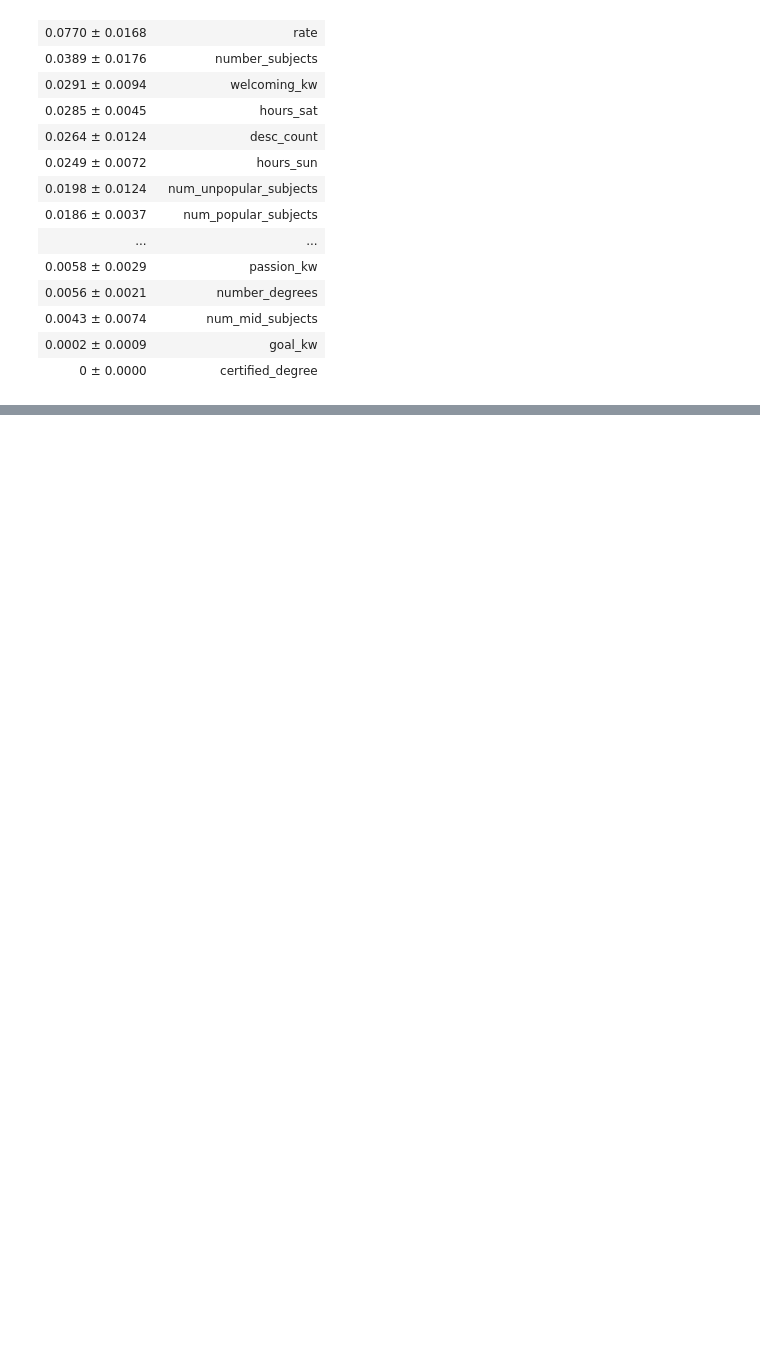
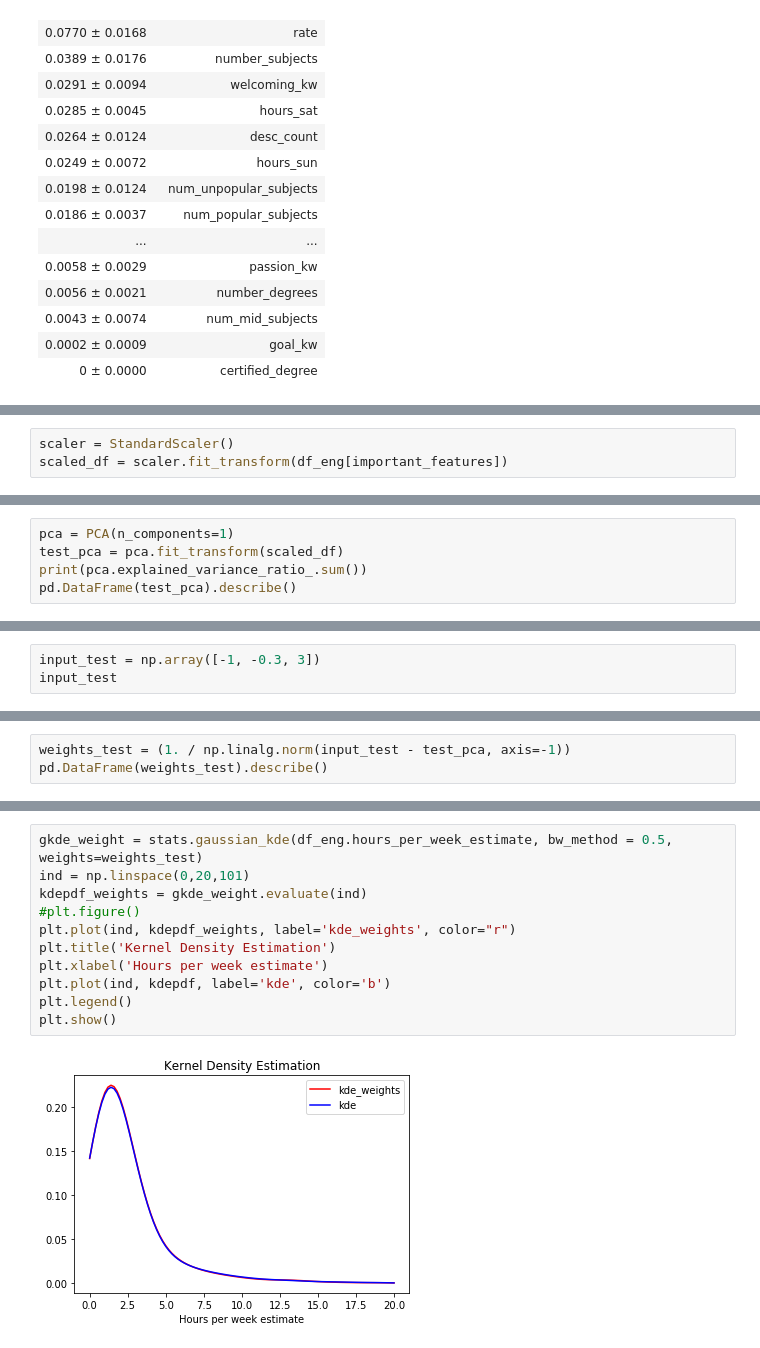
Before and after one commit to vijayoct27/tutor_prediction, a Jupyter notebook: tutor_demand.ipynb, the cells around one changed output, grey strips where cells are left out. Saved outputs shown, nothing was run; the diff lists cells and outputs as text; blank space fills up the shorter version.

```diff
--- a/tutor_demand.ipynb
+++ b/tutor_demand.ipynb
@@ -345,0 +357,3 @@ for i in range(len(important_features)):
+# %%
+scaler = StandardScaler()
+scaled_df = scaler.fit_transform(df_eng[important_features])
@@ -345,0 +372,5 @@ for i in range(len(important_features)):
+# %%
+pca = PCA(n_components=1)
+test_pca = pca.fit_transform(scaled_df)
+print(pca.explained_variance_ratio_.sum())
+pd.DataFrame(test_pca).describe()
@@ -345,0 +388,3 @@ for i in range(len(important_features)):
+# %%
+input_test = np.array([-1, -0.3, 3])
+input_test
@@ -345,0 +393,3 @@ for i in range(len(important_features)):
+# %%
+weights_test = (1. / np.linalg.norm(input_test - test_pca, axis=-1))
+pd.DataFrame(weights_test).describe()
@@ -345,0 +406,13 @@ for i in range(len(important_features)):
+# %%
+gkde_weight = stats.gaussian_kde(df_eng.hours_per_week_estimate, bw_method = 0.5, weights=weights_test)
+ind = np.linspace(0,20,101)
+kdepdf_weights = gkde_weight.evaluate(ind)
+#plt.figure()
+plt.plot(ind, kdepdf_weights, label='kde_weights', color="r")
+plt.title('Kernel Density Estimation')
+plt.xlabel('Hours per week estimate')
+plt.plot(ind, kdepdf, label='kde', color='b')
+plt.legend()
+plt.show()
+# %% [output]
+[figure, added]
```
Also changed, not shown: parts of 9 cells of this notebook, 1 other file.
